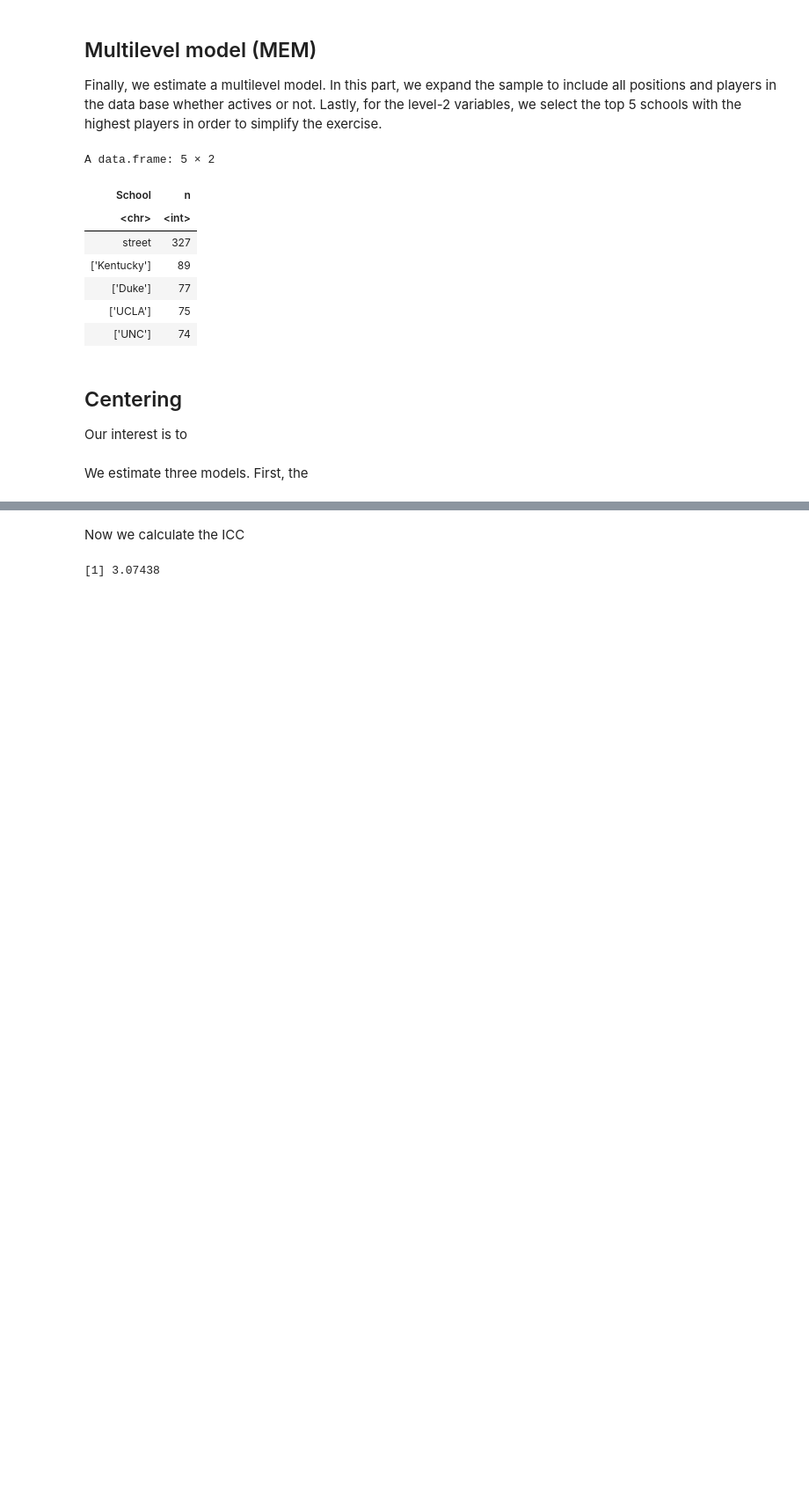
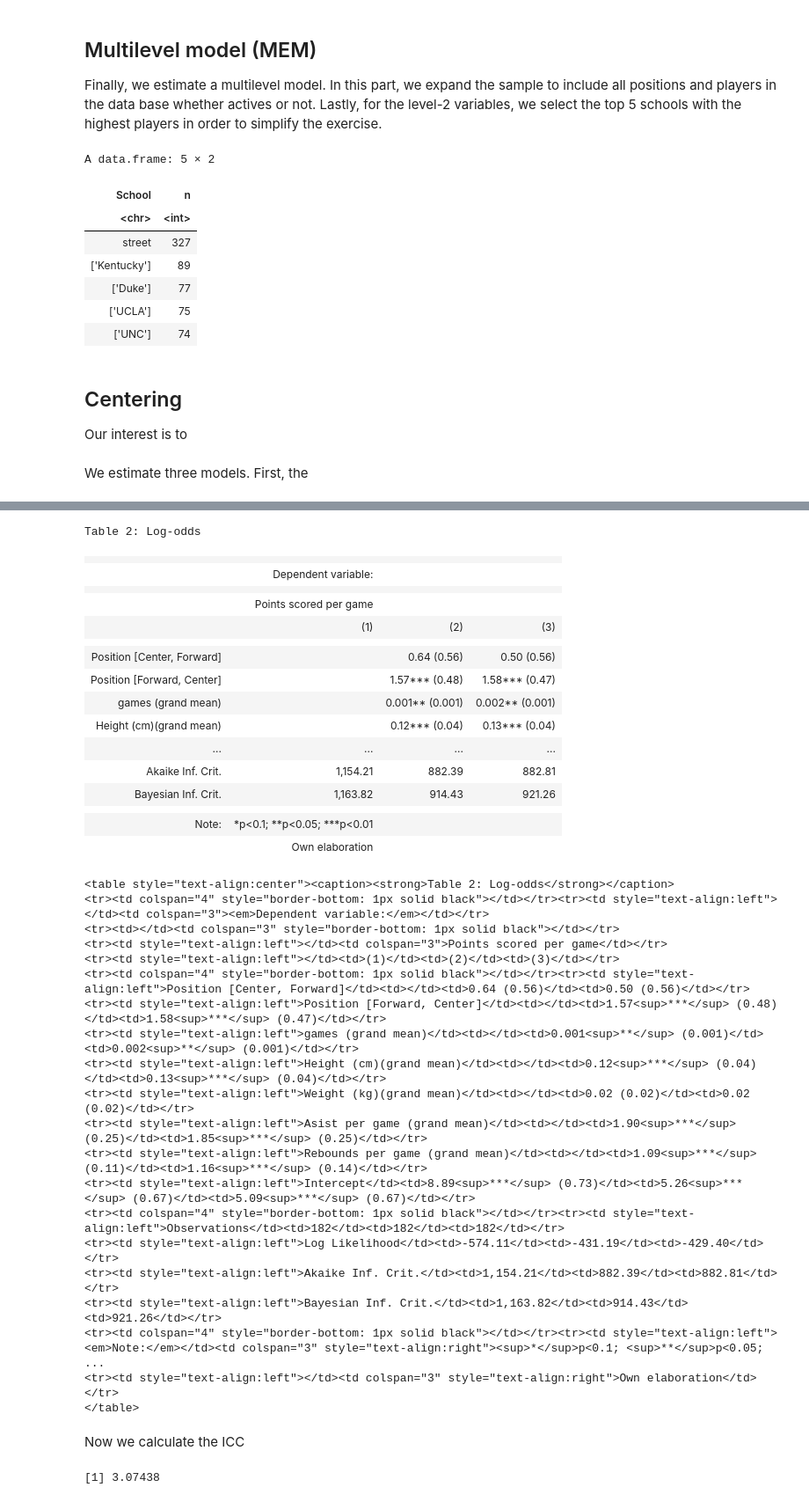
Before and after one commit to Lorenzo-Vives/portfolio, a Jupyter notebook: nba-proyect/qmdscript1 (2).ipynb, the cells around one changed output, grey strips where cells are left out. Shown: that part at 88% size. Saved outputs shown, nothing was run; the diff lists cells and outputs as text; code cells hidden in the pictures; blank space fills up the shorter version.

```diff
--- a/nba-proyect/qmdscript1 (2).ipynb
+++ b/nba-proyect/qmdscript1 (2).ipynb
@@ -408,4 +506,60 @@ Cov: School (Intercept) TRB_cgm                                                0
 *** p < 0.001; ** p < 0.01; * p < 0.05
+# %%
+IRdisplay::display_html(stargazer(mnulo,m3,m4,
+                                  type = "html",
+                                  single.row = TRUE,
+                                  digits = 2,
+                                  title = "Table 2: Log-odds",
+                                  dep.var.labels = c("Points scored per game"),
+                                  covariate.labels = c(
+                                      "Position [Center, Forward]",
+                                      "Position [Forward, Center]",
+                                      "games (grand mean)",
+                                      "Height (cm)(grand mean)",
+                                      "Weight (kg)(grand mean)",
+                                      "Asist per game (grand mean)",
+                                      "Rebounds per game (grand mean)",
+                                      "Intercept"
+                                  ),
+                                  notes = "Own elaboration"))
+# %% [output]
+Table 2: Log-odds
+|  |  |  |  |
+|  | Dependent variable: |  |  |
+|  |  |  |  |
+|  | Points scored per game |  |  |
+|  | (1) | (2) | (3) |
+|  |  |  |  |
+| Position [Center, Forward] |  | 0.64 (0.56) | 0.50 (0.56) |
+| Position [Forward, Center] |  | 1.57*** (0.48) | 1.58*** (0.47) |
+| games (grand mean) |  | 0.001** (0.001) | 0.002** (0.001) |
+| Height (cm)(grand mean) |  | 0.12*** (0.04) | 0.13*** (0.04) |
+| ... | ... | ... | ... |
+| Akaike Inf. Crit. | 1,154.21 | 882.39 | 882.81 |
+| Bayesian Inf. Crit. | 1,163.82 | 914.43 | 921.26 |
+|  |  |  |  |
+| Note: | *p<0.1; **p<0.05; ***p<0.01 |  |  |
+|  | Own elaboration |  |  |
+<table style="text-align:center"><caption><strong>Table 2: Log-odds</strong></caption>
+<tr><td colspan="4" style="border-bottom: 1px solid black"></td></tr><tr><td style="text-align:left"></td><td colspan="3"><em>Dependent variable:</em></td></tr>
+<tr><td></td><td colspan="3" style="border-bottom: 1px solid black"></td></tr>
+<tr><td style="text-align:left"></td><td colspan="3">Points scored per game</td></tr>
+<tr><td style="text-align:left"></td><td>(1)</td><td>(2)</td><td>(3)</td></tr>
+<tr><td colspan="4" style="border-bottom: 1px solid black"></td></tr><tr><td style="text-align:left">Position [Center, Forward]</td><td></td><td>0.64 (0.56)</td><td>0.50 (0.56)</td></tr>
+<tr><td style="text-align:left">Position [Forward, Center]</td><td></td><td>1.57<sup>***</sup> (0.48)</td><td>1.58<sup>***</sup> (0.47)</td></tr>
+<tr><td style="text-align:left">games (grand mean)</td><td></td><td>0.001<sup>**</sup> (0.001)</td><td>0.002<sup>**</sup> (0.001)</td></tr>
+<tr><td style="text-align:left">Height (cm)(grand mean)</td><td></td><td>0.12<sup>***</sup> (0.04)</td><td>0.13<sup>***</sup> (0.04)</td></tr>
+<tr><td style="text-align:left">Weight (kg)(grand mean)</td><td></td><td>0.02 (0.02)</td><td>0.02 (0.02)</td></tr>
+<tr><td style="text-align:left">Asist per game (grand mean)</td><td></td><td>1.90<sup>***</sup> (0.25)</td><td>1.85<sup>***</sup> (0.25)</td></tr>
+<tr><td style="text-align:left">Rebounds per game (grand mean)</td><td></td><td>1.09<sup>***</sup> (0.11)</td><td>1.16<sup>***</sup> (0.14)</td></tr>
+<tr><td style="text-align:left">Intercept</td><td>8.89<sup>***</sup> (0.73)</td><td>5.26<sup>***</sup> (0.67)</td><td>5.09<sup>***</sup> (0.67)</td></tr>
+<tr><td colspan="4" style="border-bottom: 1px solid black"></td></tr><tr><td style="text-align:left">Observations</td><td>182</td><td>182</td><td>182</td></tr>
+<tr><td style="text-align:left">Log Likelihood</td><td>-574.11</td><td>-431.19</td><td>-429.40</td></tr>
+<tr><td style="text-align:left">Akaike Inf. Crit.</td><td>1,154.21</td><td>882.39</td><td>882.81</td></tr>
+<tr><td style="text-align:left">Bayesian Inf. Crit.</td><td>1,163.82</td><td>914.43</td><td>921.26</td></tr>
+<tr><td colspan="4" style="border-bottom: 1px solid black"></td></tr><tr><td style="text-align:left"><em>Note:</em></td><td colspan="3" style="text-align:right"><sup>*</sup>p<0.1; <sup>**</sup>p<0.05; ...
+<tr><td style="text-align:left"></td><td colspan="3" style="text-align:right">Own elaboration</td></tr>
+</table>
 # %% [markdown]
 Now we calculate the ICC
 # %%
```
Also changed, not shown: parts of 33 cells of this notebook.
